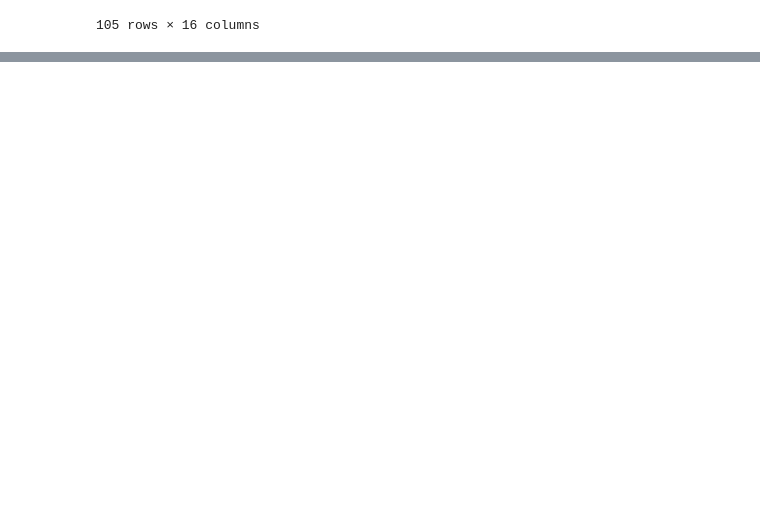
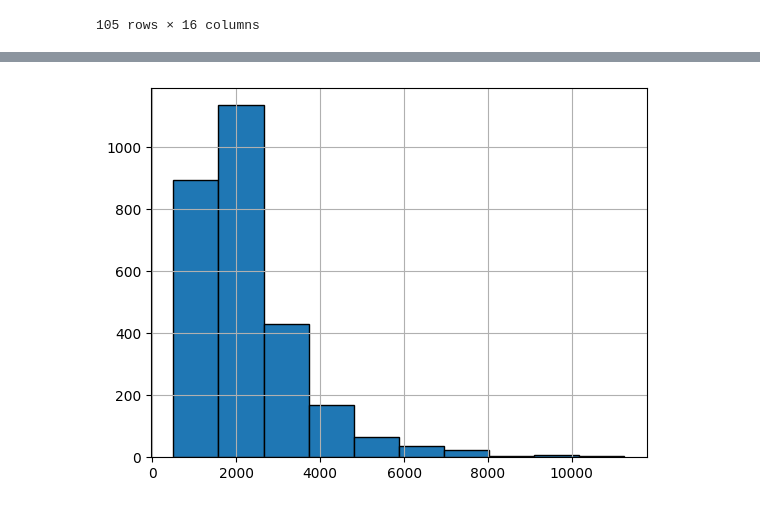
Before and after one commit to GoesDev/Learning-Python, a Jupyter notebook: Hashtag/main.ipynb, the cells around one changed output, grey strips where cells are left out. Saved outputs shown, nothing was run; the diff lists cells and outputs as text; code cells hidden in the pictures; blank space fills up the shorter version.

```diff
--- a/Hashtag/main.ipynb
+++ b/Hashtag/main.ipynb
@@ -52,0 +143,2 @@ base.shape
+# %%
+base = base.drop('url', axis=1)
@@ -52,0 +183,6 @@ base.shape
+# %%
+%matplotlib inline
+base['aluguel'].hist(bins=10, edgecolor='black')
+plt.show()
+# %% [output]
+[figure, added]
```
Also changed, not shown: parts of 14 cells of this notebook.
